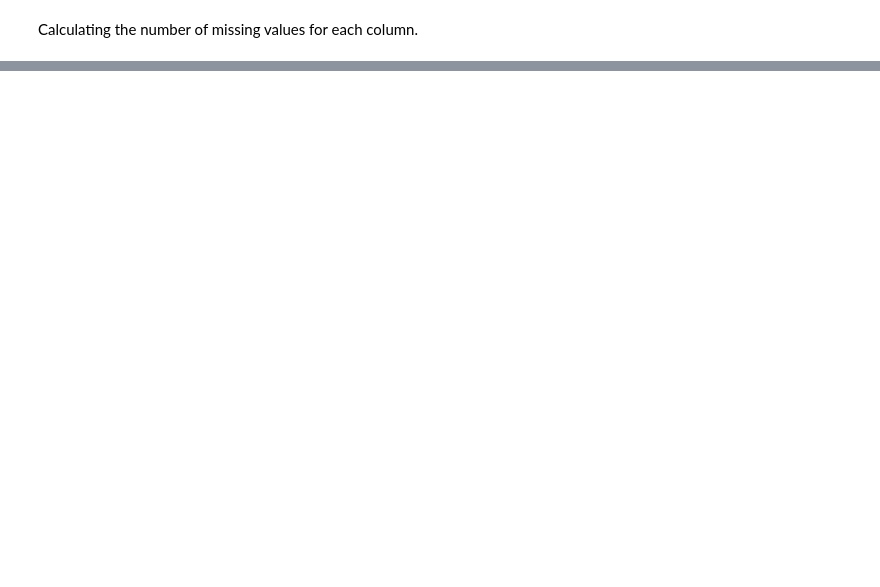
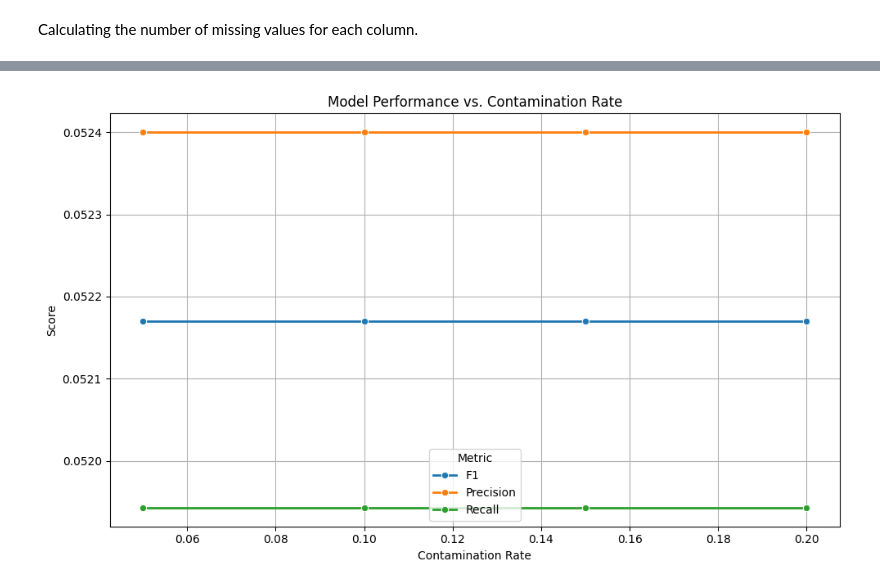
Before and after one commit to Nharnharqwaci/Foxtrot-2-Final-project-, a Jupyter notebook: Foxtrot_2_Final_project.ipynb, the cells around one changed output, grey strips where cells are left out. Saved outputs shown, nothing was run; the diff lists cells and outputs as text; code cells hidden in the pictures; blank space fills up the shorter version.

```diff
--- a/Foxtrot_2_Final_project.ipynb
+++ b/Foxtrot_2_Final_project.ipynb
@@ -195,0 +151,4 @@ print("Confusion Matrix:\n", confusion_matrix(y_test, y_pred))
+# %%
+#Dropping unwanted features
+fraud_df.drop(columns=['Customer_ID', 'Customer_Name', 'Transaction_ID', 'Customer_Contact','Customer_Email'], inplace=True)
+fraud_df
@@ -195,0 +169,9 @@ print("Confusion Matrix:\n", confusion_matrix(y_test, y_pred))
+# %%
+# Target separation
+X = fraud_df.drop(columns=['Is_Fraud'])
+y = fraud_df['Is_Fraud']
+# %%
+# Encode categorical features
+#Label encoding
+for col in X.select_dtypes(include='object'):
+    X[col] = X[col].astype('category').cat.codes
@@ -195,0 +186,4 @@ print("Confusion Matrix:\n", confusion_matrix(y_test, y_pred))
+# %%
+#Normalization
+scaler = StandardScaler()
+X_scaled = pd.DataFrame(scaler.fit_transform(X), columns=X.columns)
@@ -195,0 +309,18 @@ print("Confusion Matrix:\n", confusion_matrix(y_test, y_pred))
+# %%
+# Melt the DataFrame for seaborn multi-line plotting
+melted = results_df.melt(id_vars='contamination', value_vars=['F1', 'Precision', 'Recall'],
+                         var_name='Metric', value_name='Score')
+
+# Plot
+plt.figure(figsize=(10, 6))
+sns.lineplot(data=melted, x='contamination', y='Score', hue='Metric', marker='o', linewidth=2)
+
+plt.title('Model Performance vs. Contamination Rate')
+plt.xlabel('Contamination Rate')
+plt.ylabel('Score')
+plt.grid(True)
+plt.legend(title='Metric')
+plt.tight_layout()
+plt.show()
+# %% [output]
+[figure, added]
```
Also changed, not shown: parts of 73 cells of this notebook.
